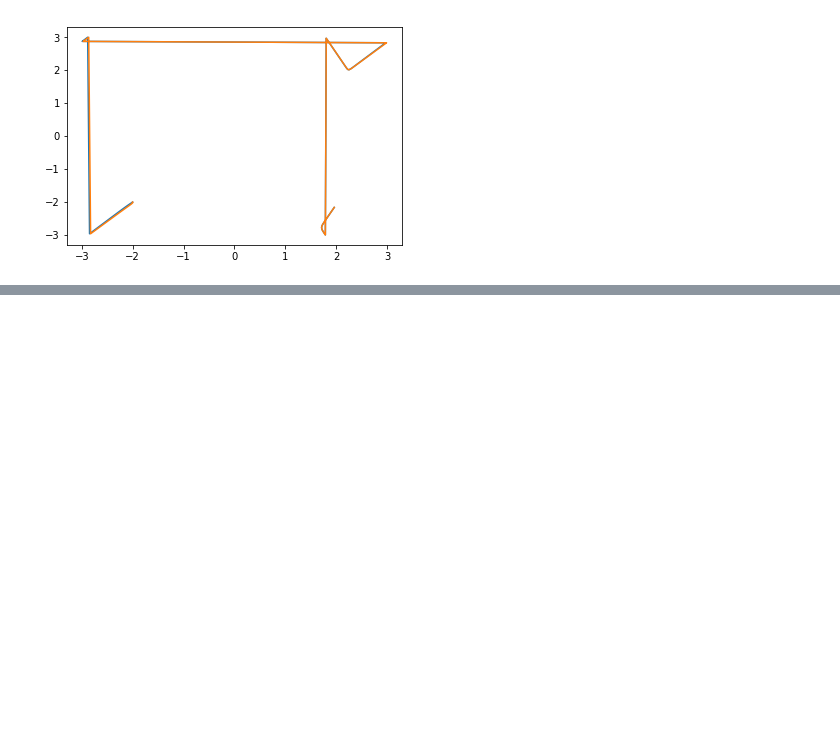
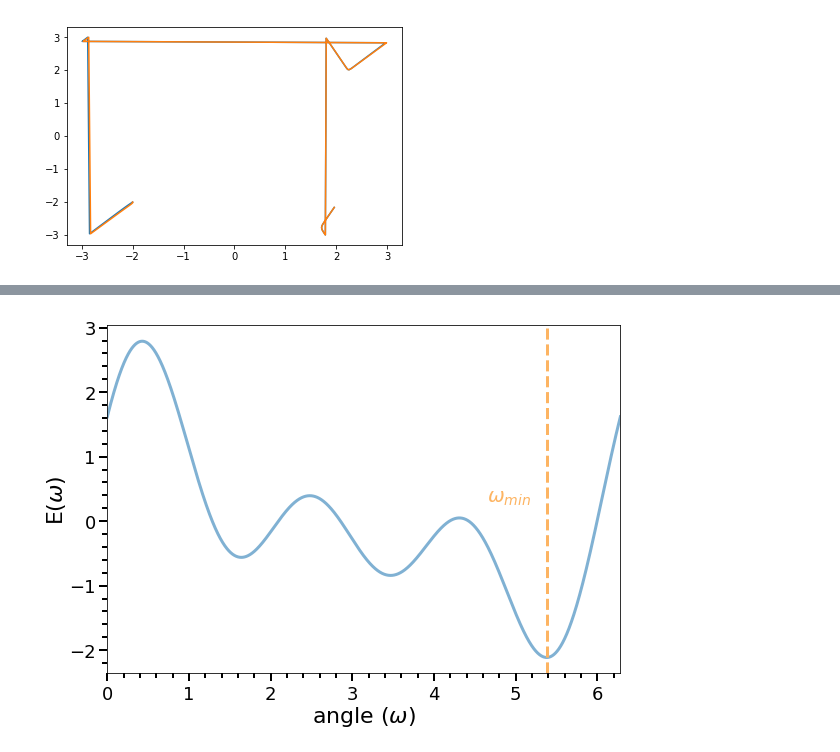
Before and after one commit to TeamOverkill/md, a Jupyter notebook: Untitled.ipynb, the cells around one changed output, grey strips where cells are left out. Saved outputs shown, nothing was run; the diff lists cells and outputs as text; code cells hidden in the pictures; blank space fills up the shorter version.

```diff
--- a/Untitled.ipynb
+++ b/Untitled.ipynb
@@ -21,0 +80,22 @@ plt.plot(backward[1], backward[2])
+# %%
+gamma = 1
+a = np.sqrt(k / (2*D))
+req = 1
+x = np.arange(0, 2 * np.pi, 0.001)
+y = np.cos(x - gamma) + np.cos(2*x - gamma) + np.cos(3 * x - gamma)
+
+fig = plt.figure(figsize=(8.4,6))
+ax1 = fig.add_subplot(111)
+ax1.plot(x, y, linewidth=3, color=colors[4])
+ax1.axvline(x = 5.385, linestyle = 'dashed', color=colors[5], linewidth = 3)
+ax1.minorticks_on()
+ax1.tick_params(axis = 'both', which = 'minor',length = 5,width = 2,labelsize = 18)
+ax1.tick_params(axis = 'both', which = 'major',length = 8,width = 2,labelsize = 18)
+ax1.set_xlabel(r'angle ($\omega$)', fontsize = 22, labelpad = 1)
+ax1.set_ylabel(r'E($\omega$)', fontsize = 22, labelpad = 1)
+ax1.text(4.65, 0.3, r'$\omega_{min}$', fontsize = 20, color = colors[5])
+ax1.set_xlim(0, 2 * np.pi)
+plt.tight_layout()
+fig.savefig("torsion.pdf")
+# %% [output]
+[figure, added]
```
Also changed, not shown: parts of 4 cells of this notebook, 7 other files.
